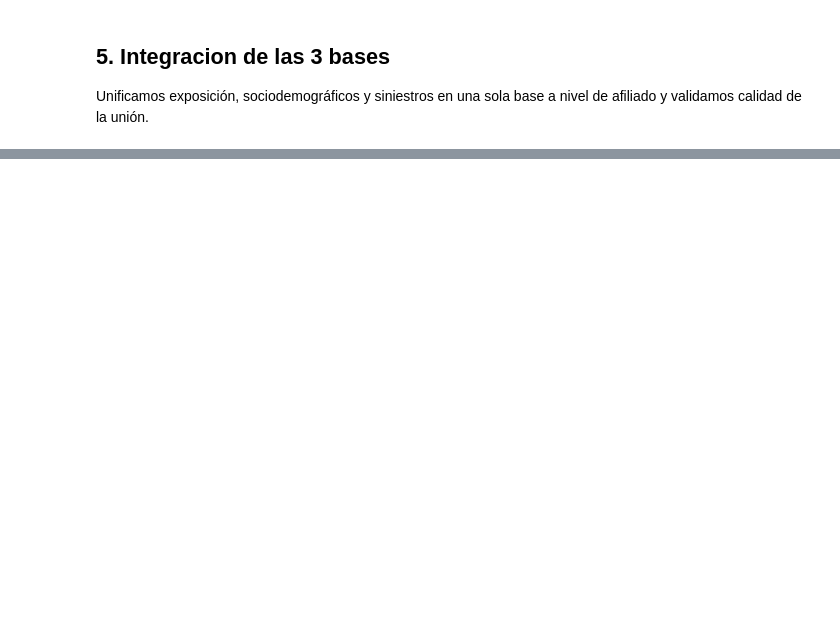
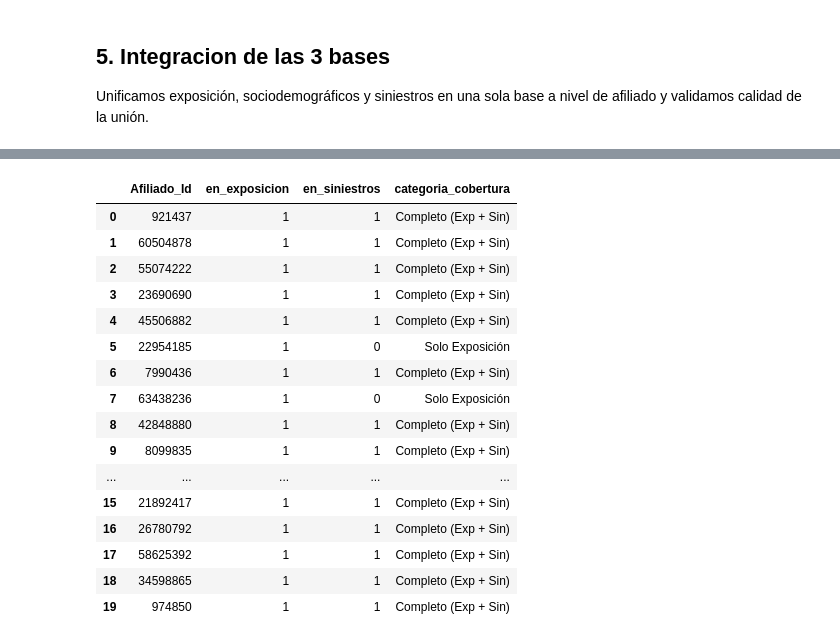
Before and after one commit to yacuervo18/Proyecto_Analitica_II, a Jupyter notebook: src/UdeA_Insurance_Avance1.ipynb, the cells around one changed output, grey strips where cells are left out. Drawn from its saved outputs; the diff is of its cells as text; code cells hidden in the pictures; blank space fills up the shorter version.

```diff
--- a/src/UdeA_Insurance_Avance1.ipynb
+++ b/src/UdeA_Insurance_Avance1.ipynb
@@ -773,0 +813,63 @@ display(df_modelo_base.head(10))
+# %%
+# Análisis de presencia en cada base de datos
+
+print('=== DIAGNÓSTICO: ¿En qué bases está cada usuario? ===\n')
+
+# Crear banderas de presencia
+usuarios_en_socio = set(df_socio_agg['Afiliado_Id'])
+usuarios_en_exposicion = set(df_exposicion_agg['Afiliado_Id'])
+usuarios_en_siniestros = set(df_siniestros_agg['Afiliado_Id'])
+
+print(f'Total usuarios en sociodemográficos: {len(usuarios_en_socio):,}')
+print(f'Total usuarios en exposición: {len(usuarios_en_exposicion):,}')
+print(f'Total usuarios en siniestros: {len(usuarios_en_siniestros):,}')
+
+# Intersecciones
+socio_exposi = len(usuarios_en_socio & usuarios_en_exposicion)
+socio_siniestros = len(usuarios_en_socio & usuarios_en_siniestros)
+exposi_siniestros = len(usuarios_en_exposicion & usuarios_en_siniestros)
+todos_tres = len(usuarios_en_socio & usuarios_en_exposicion & usuarios_en_siniestros)
+
+print(f'\nSocio + Exposición: {socio_exposi:,}')
+print(f'Socio + Siniestros: {socio_siniestros:,}')
+print(f'Socio + Exposición + Siniestros: {todos_tres:,}')
+
+# Solo en socio
+solo_socio = len(usuarios_en_socio - usuarios_en_exposicion - usuarios_en_siniestros)
+print(f'\nSolo en sociodemográficos (sin exposición ni siniestros): {solo_socio:,}')
+
+# En socio y exposición pero sin siniestros
+socio_exposi_sin_siniestros = len((usuarios_en_socio & usuarios_en_exposicion) - usuarios_en_siniestros)
+print(f'En socio + exposición, pero SIN siniestros: {socio_exposi_sin_siniestros:,}')
+
+# En socio y siniestros pero sin exposición
+socio_siniestros_sin_exposi = len((usuarios_en_socio & usuarios_en_siniestros) - usuarios_en_exposicion)
+print(f'En socio + siniestros, pero SIN exposición: {socio_siniestros_sin_exposi:,}')
+
+# En socio pero sin ninguna de las otras
+sin_exposi_sin_siniestros = len(usuarios_en_socio - usuarios_en_exposicion - usuarios_en_siniestros)
+print(f'En socio pero sin NINGUNA de las otras: {sin_exposi_sin_siniestros:,}')
+
+# Crear columnas de trazabilidad en el modelo base
+df_modelo_base['en_exposicion'] = df_modelo_base['Afiliado_Id'].isin(usuarios_en_exposicion).astype(int)
+df_modelo_base['en_siniestros'] = df_modelo_base['Afiliado_Id'].isin(usuarios_en_siniestros).astype(int)
+
+# Categoría
+def categorizar(row):
+    if row['en_exposicion'] == 1 and row['en_siniestros'] == 1:
+        return 'Completo (Exp + Sin)'
+    elif row['en_exposicion'] == 1 and row['en_siniestros'] == 0:
+        return 'Solo Exposición'
+    elif row['en_exposicion'] == 0 and row['en_siniestros'] == 1:
+        return 'Solo Siniestros'
+    else:
+        return 'Solo Sociodemográficos'
+
+df_modelo_base['categoria_cobertura'] = df_modelo_base.apply(categorizar, axis=1)
+
+print('\n=== Distribución por categoría ===')
+print(df_modelo_base['categoria_cobertura'].value_counts())
+
+print('\nVista de muestra con categorías:')
+display(df_modelo_base[['Afiliado_Id', 'en_exposicion', 'en_siniestros', 'categoria_cobertura']].head(20))
+# %% [output]
@@ -773,0 +893,17 @@ display(df_modelo_base.head(10))
+|  | Afiliado_Id | en_exposicion | en_siniestros | categoria_cobertura |
+| 0 | 921437 | 1 | 1 | Completo (Exp + Sin) |
+| 1 | 60504878 | 1 | 1 | Completo (Exp + Sin) |
+| 2 | 55074222 | 1 | 1 | Completo (Exp + Sin) |
+| 3 | 23690690 | 1 | 1 | Completo (Exp + Sin) |
+| 4 | 45506882 | 1 | 1 | Completo (Exp + Sin) |
+| 5 | 22954185 | 1 | 0 | Solo Exposición |
+| 6 | 7990436 | 1 | 1 | Completo (Exp + Sin) |
+| 7 | 63438236 | 1 | 0 | Solo Exposición |
+| 8 | 42848880 | 1 | 1 | Completo (Exp + Sin) |
+| 9 | 8099835 | 1 | 1 | Completo (Exp + Sin) |
+| ... | ... | ... | ... | ... |
+| 15 | 21892417 | 1 | 1 | Completo (Exp + Sin) |
+| 16 | 26780792 | 1 | 1 | Completo (Exp + Sin) |
+| 17 | 58625392 | 1 | 1 | Completo (Exp + Sin) |
+| 18 | 34598865 | 1 | 1 | Completo (Exp + Sin) |
+| 19 | 974850 | 1 | 1 | Completo (Exp + Sin) |
```
Also changed, not shown: parts of 9 cells of this notebook.
